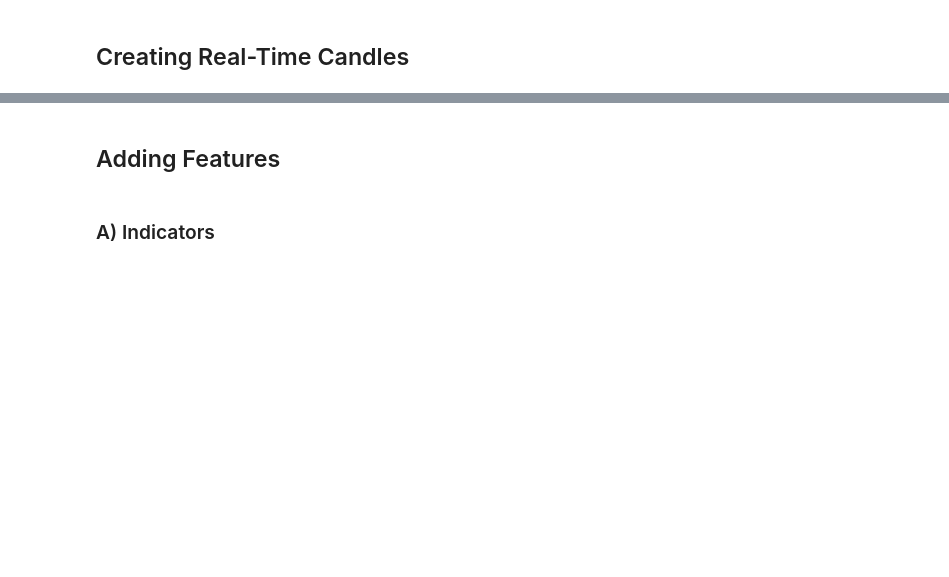
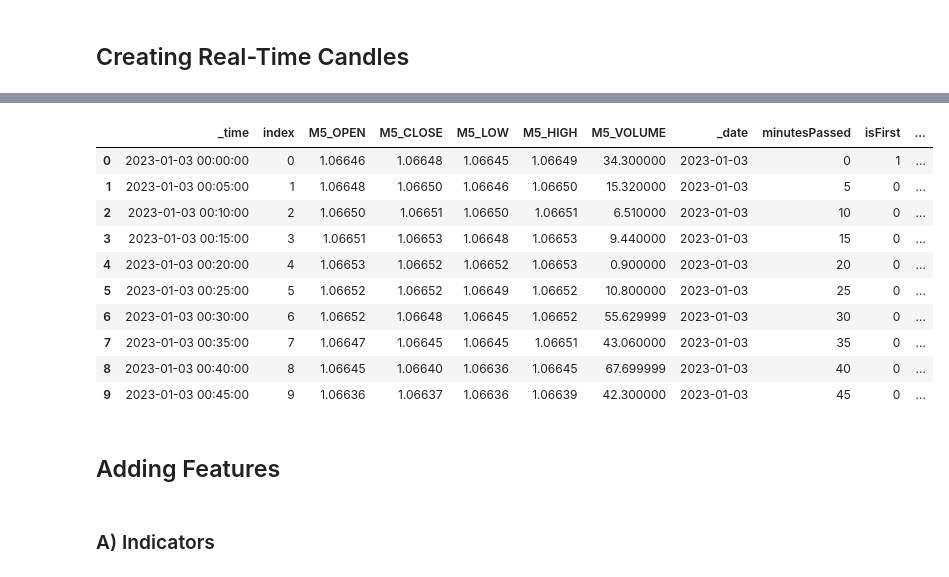
Before and after one commit to Alpha-Hunterss/ML-Algotrading-Project, a Jupyter notebook: algotrading-experiments.ipynb, the cells around one changed output, grey strips where cells are left out. Cells and saved outputs as stored; diff of their text form; code cells hidden in the pictures; blank space fills up the shorter version.

Commit message:
enhanced data visualization

```diff
--- a/algotrading-experiments.ipynb
+++ b/algotrading-experiments.ipynb
@@ -155 +157,9 @@ failed_dates_dict = await crawl_OHLCV_data_dukascopy(
   [test run][INFO]:--> crawl_OHLCV_data_dukascopy successfully.
+# %%
+import pandas as pd
+
+pd.set_option('display.max_columns', None)
+df = pd.read_parquet(
+    f"/kaggle/working/ML-Algotrading-Project/dataset/data/raw_data/dukascopy/EURUSD_dukascopy.parquet"
+)
+df.iloc[[1000, 1006, 11012]]
@@ -204,0 +214,7 @@ historiy_realtime_candle(config_general)
+# %%
+import pandas as pd
+
+df = pd.read_parquet(
+    f"/kaggle/working/ML-Algotrading-Project/dataset/data/realtime_candle/EURUSD_realtime_candle.parquet"
+)
+df.iloc[[1, 5, 1000, 2006, 11012, 20000]]
@@ -205,3 +229,17 @@ historiy_realtime_candle(config_general)
+# %%
+df.head(10)
+# %% [output]
+|  | _time | index | M5_OPEN | M5_CLOSE | M5_LOW | M5_HIGH | M5_VOLUME | _date | minutesPassed | isFirst | ... |
+| 0 | 2023-01-03 00:00:00 | 0 | 1.06646 | 1.06648 | 1.06645 | 1.06649 | 34.300000 | 2023-01-03 | 0 | 1 | ... |
+| 1 | 2023-01-03 00:05:00 | 1 | 1.06648 | 1.06650 | 1.06646 | 1.06650 | 15.320000 | 2023-01-03 | 5 | 0 | ... |
+| 2 | 2023-01-03 00:10:00 | 2 | 1.06650 | 1.06651 | 1.06650 | 1.06651 | 6.510000 | 2023-01-03 | 10 | 0 | ... |
+| 3 | 2023-01-03 00:15:00 | 3 | 1.06651 | 1.06653 | 1.06648 | 1.06653 | 9.440000 | 2023-01-03 | 15 | 0 | ... |
+| 4 | 2023-01-03 00:20:00 | 4 | 1.06653 | 1.06652 | 1.06652 | 1.06653 | 0.900000 | 2023-01-03 | 20 | 0 | ... |
+| 5 | 2023-01-03 00:25:00 | 5 | 1.06652 | 1.06652 | 1.06649 | 1.06652 | 10.800000 | 2023-01-03 | 25 | 0 | ... |
+| 6 | 2023-01-03 00:30:00 | 6 | 1.06652 | 1.06648 | 1.06645 | 1.06652 | 55.629999 | 2023-01-03 | 30 | 0 | ... |
+| 7 | 2023-01-03 00:35:00 | 7 | 1.06647 | 1.06645 | 1.06645 | 1.06651 | 43.060000 | 2023-01-03 | 35 | 0 | ... |
+| 8 | 2023-01-03 00:40:00 | 8 | 1.06645 | 1.06640 | 1.06636 | 1.06645 | 67.699999 | 2023-01-03 | 40 | 0 | ... |
+| 9 | 2023-01-03 00:45:00 | 9 | 1.06636 | 1.06637 | 1.06636 | 1.06639 | 42.300000 | 2023-01-03 | 45 | 0 | ... |
 # %% [markdown]
 ## Adding Features
 # %% [markdown]
```
Also changed, not shown: parts of 36 cells of this notebook.
